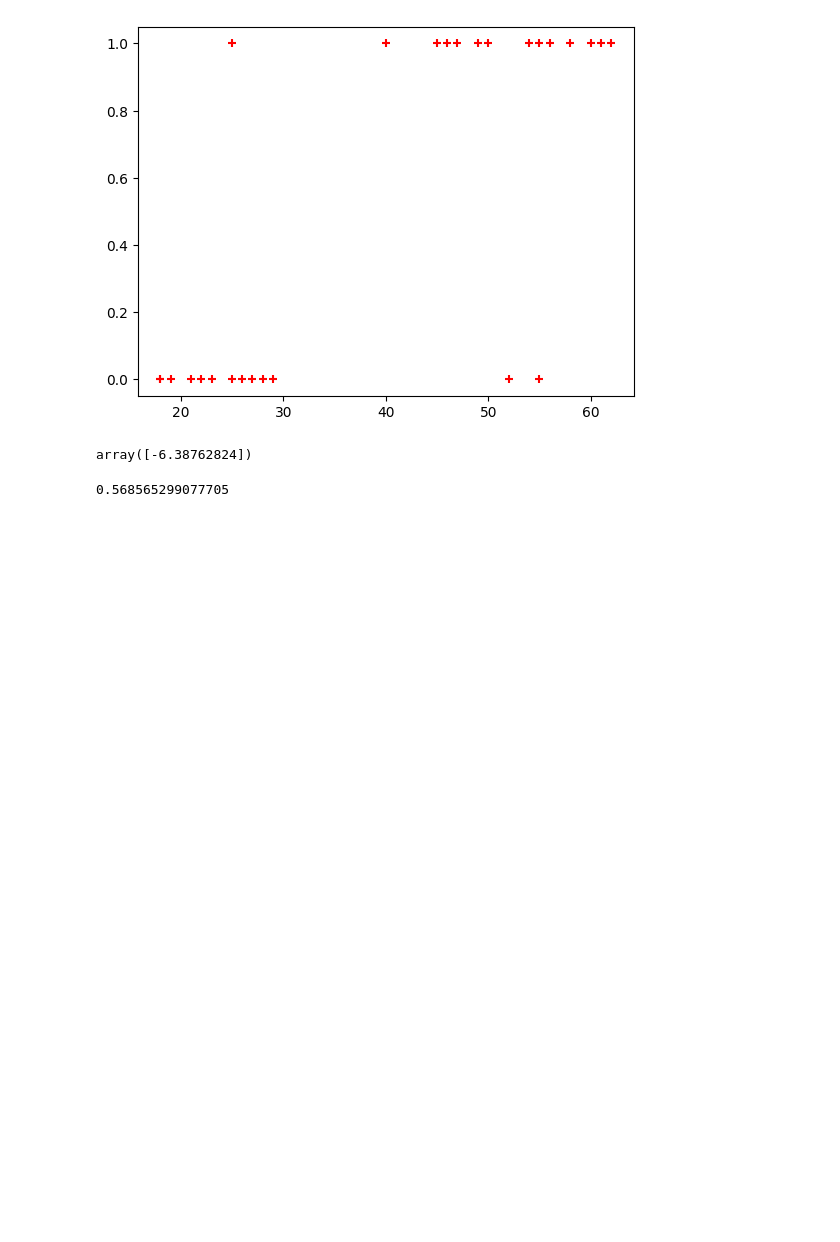
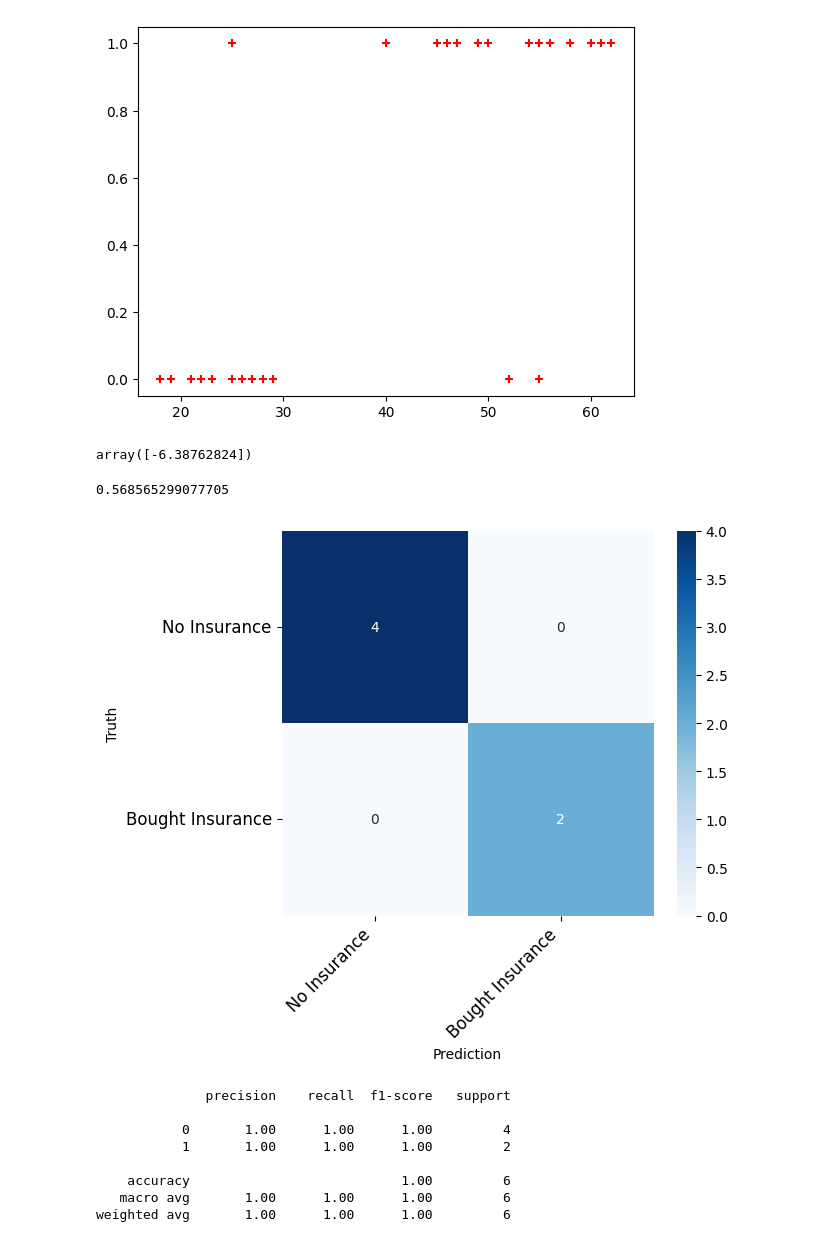
Before and after one commit to afnu86/my_project, a Jupyter notebook: Logistic_regression_23it003.ipynb, the cells around one changed output. Drawn from its saved outputs; the diff is of its cells as text; code cells hidden in the pictures; blank space fills up the shorter version.

```diff
--- a/Logistic_regression_23it003.ipynb
+++ b/Logistic_regression_23it003.ipynb
@@ -60,3 +60,59 @@ age = 43
 prediction_function(age)
 # %% [output]
 0.568565299077705
+# %%
+import pandas as pd
+from sklearn.model_selection import train_test_split
+from sklearn.linear_model import LogisticRegression
+from sklearn.metrics import confusion_matrix, classification_report
+import matplotlib.pyplot as plt
+import seaborn as sns
+
+# 2. Load dataset
+df = pd.read_csv("insurance_data.csv")
+
+# 3. Train-test split
+X = df[['age']]
+y = df['bought_insurance']
+
+X_train, X_test, y_train, y_test = train_test_split(
+    X, y, train_size=0.8, random_state=42
+)
+
+# 4. Train logistic regression
+model = LogisticRegression()
+model.fit(X_train, y_train)
+
+# 5. Predictions
+y_predicted = model.predict(X_test)
+
+# 6. Confusion Matrix + Plot
+def print_confusion_matrix(confusion_matrix, class_names, figsize=(6,5), fontsize=12):
+    df_cm = pd.DataFrame(confusion_matrix, index=class_names, columns=class_names)
+    fig = plt.figure(figsize=figsize)
+    heatmap = sns.heatmap(df_cm, annot=True, fmt="d", cmap="Blues")
+    heatmap.yaxis.set_ticklabels(
+        heatmap.yaxis.get_ticklabels(), rotation=0, ha='right', fontsize=fontsize
+    )
+    heatmap.xaxis.set_ticklabels(
+        heatmap.xaxis.get_ticklabels(), rotation=45, ha='right', fontsize=fontsize
+    )
+    plt.ylabel('Truth')
+    plt.xlabel('Prediction')
+    plt.show()
+
+cm = confusion_matrix(y_test, y_predicted)
+print_confusion_matrix(cm, ["No Insurance", "Bought Insurance"])
+
+# 7. Classification Report
+print(classification_report(y_test, y_predicted))
+# %% [output]
+[figure, added]
+              precision    recall  f1-score   support
+
+           0       1.00      1.00      1.00         4
+           1       1.00      1.00      1.00         2
+
+    accuracy                           1.00         6
+   macro avg       1.00      1.00      1.00         6
+weighted avg       1.00      1.00      1.00         6
```
